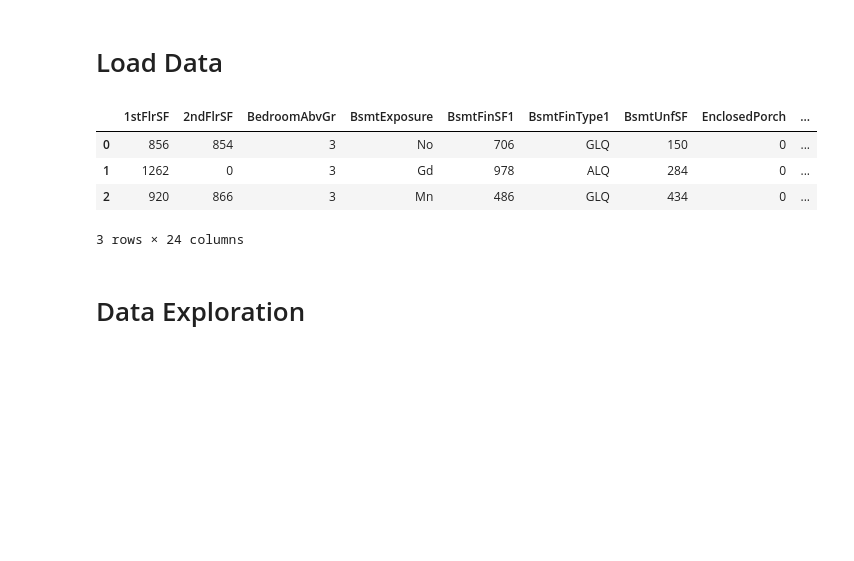
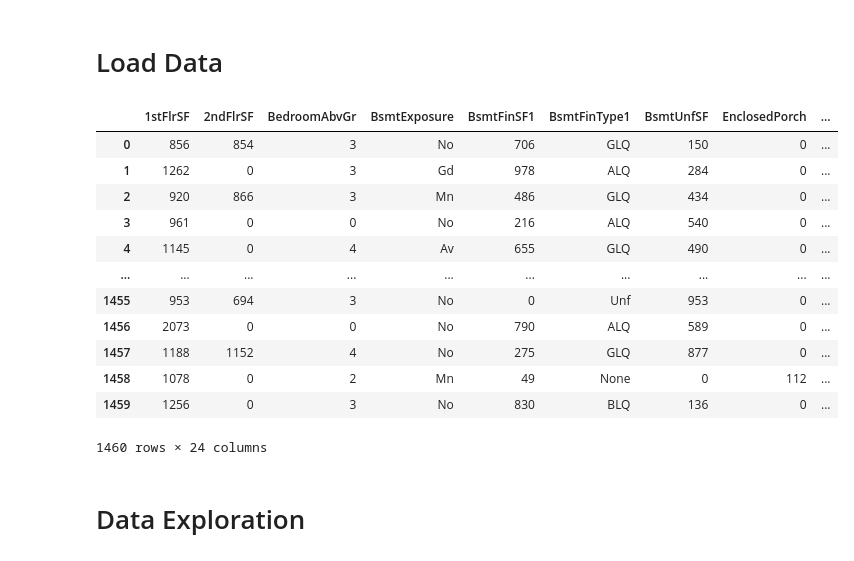
Before and after one commit to knutinator/heritage-housing, a Jupyter notebook: jupyter_notebooks/02 house price study.ipynb, the cells around one changed output. Saved outputs shown, nothing was run; the diff lists cells and outputs as text; code cells hidden in the pictures; blank space fills up the shorter version.

```diff
--- a/jupyter_notebooks/02 house price study.ipynb
+++ b/jupyter_notebooks/02 house price study.ipynb
@@ -49,13 +49,21 @@ current_dir
 # %%
 import pandas as pd
 df = (pd.read_csv("outputs/datasets/collection/house_prices_records.csv"))
-df.head(3)
+df
 # %% [output]
 |  | 1stFlrSF | 2ndFlrSF | BedroomAbvGr | BsmtExposure | BsmtFinSF1 | BsmtFinType1 | BsmtUnfSF | EnclosedPorch | ... |
 | 0 | 856 | 854 | 3 | No | 706 | GLQ | 150 | 0 | ... |
 | 1 | 1262 | 0 | 3 | Gd | 978 | ALQ | 284 | 0 | ... |
 | 2 | 920 | 866 | 3 | Mn | 486 | GLQ | 434 | 0 | ... |
+| 3 | 961 | 0 | 0 | No | 216 | ALQ | 540 | 0 | ... |
+| 4 | 1145 | 0 | 4 | Av | 655 | GLQ | 490 | 0 | ... |
+| ... | ... | ... | ... | ... | ... | ... | ... | ... | ... |
+| 1455 | 953 | 694 | 3 | No | 0 | Unf | 953 | 0 | ... |
+| 1456 | 2073 | 0 | 0 | No | 790 | ALQ | 589 | 0 | ... |
+| 1457 | 1188 | 1152 | 4 | No | 275 | GLQ | 877 | 0 | ... |
+| 1458 | 1078 | 0 | 2 | Mn | 49 | None | 0 | 112 | ... |
+| 1459 | 1256 | 0 | 3 | No | 830 | BLQ | 136 | 0 | ... |
-3 rows × 24 columns
+1460 rows × 24 columns
 # %% [markdown]
 # Data Exploration
 # %%
```
Also changed, not shown: parts of 8 cells of this notebook.
